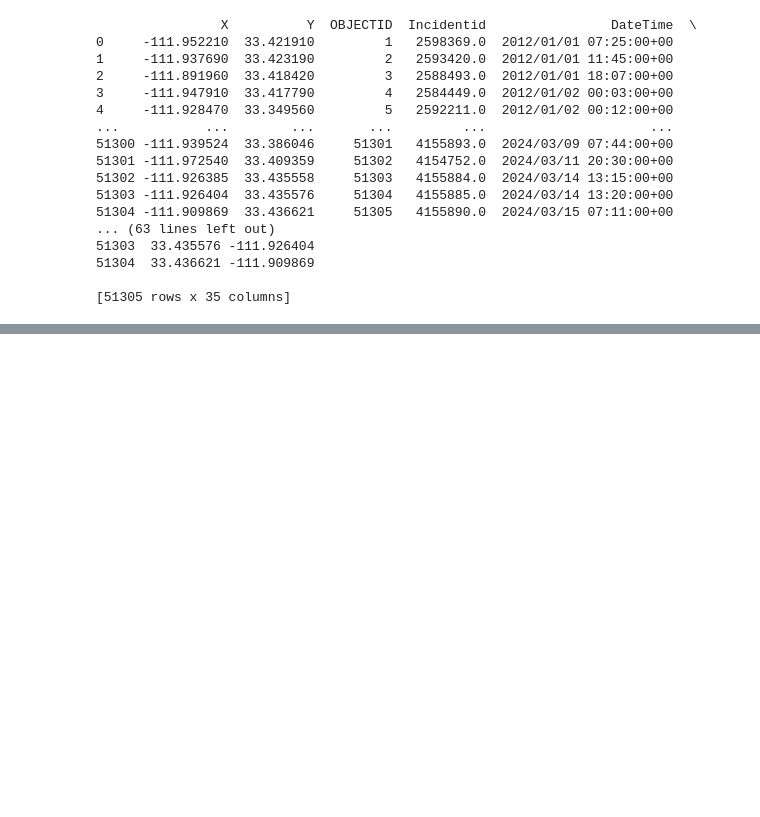
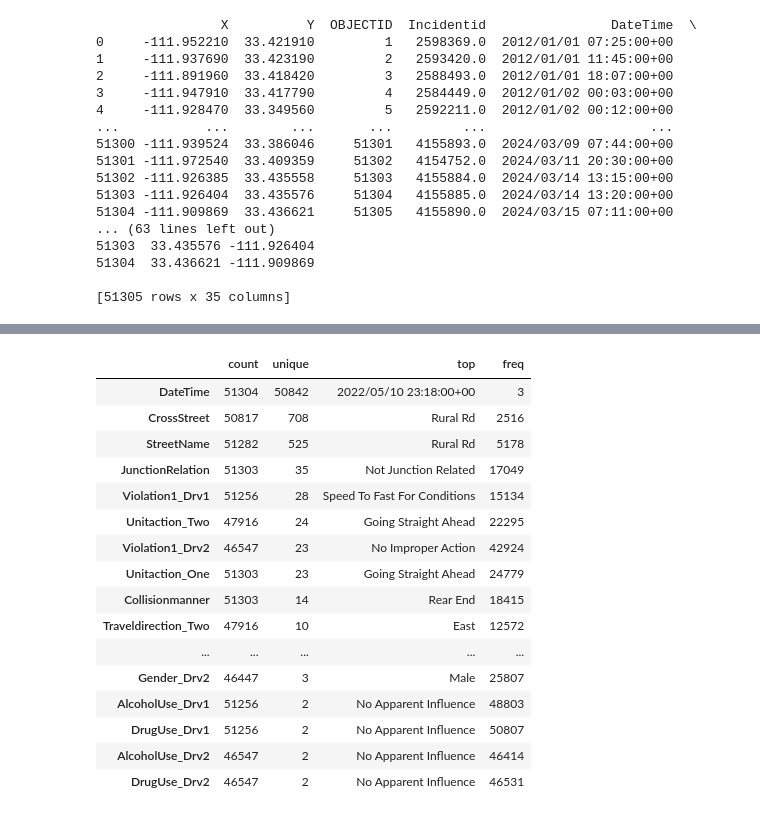
Before and after one commit to joshuadollison/CIS591, a Jupyter notebook: Team/Assignment1_EDA.ipynb, the cells around one changed output, grey strips where cells are left out. Saved outputs shown, nothing was run; the diff lists cells and outputs as text; code cells hidden in the pictures; blank space fills up the shorter version.

```diff
--- a/Team/Assignment1_EDA.ipynb
+++ b/Team/Assignment1_EDA.ipynb
@@ -43,0 +82,26 @@ dtype: object
+# %%
+# Get describe output for all categorical/object columns
+cat_desc = df.describe(include='object').T  # transpose for readability
+
+# Optional: sort by number of unique values
+cat_desc = cat_desc.sort_values("unique", ascending=False)
+
+cat_desc
+# %% [output]
+|  | count | unique | top | freq |
+| DateTime | 51304 | 50842 | 2022/05/10 23:18:00+00 | 3 |
+| CrossStreet | 50817 | 708 | Rural Rd | 2516 |
+| StreetName | 51282 | 525 | Rural Rd | 5178 |
+| JunctionRelation | 51303 | 35 | Not Junction Related | 17049 |
+| Violation1_Drv1 | 51256 | 28 | Speed To Fast For Conditions | 15134 |
+| Unitaction_Two | 47916 | 24 | Going Straight Ahead | 22295 |
+| Violation1_Drv2 | 46547 | 23 | No Improper Action | 42924 |
+| Unitaction_One | 51303 | 23 | Going Straight Ahead | 24779 |
+| Collisionmanner | 51303 | 14 | Rear End | 18415 |
+| Traveldirection_Two | 47916 | 10 | East | 12572 |
+| ... | ... | ... | ... | ... |
+| Gender_Drv2 | 46447 | 3 | Male | 25807 |
+| AlcoholUse_Drv1 | 51256 | 2 | No Apparent Influence | 48803 |
+| DrugUse_Drv1 | 51256 | 2 | No Apparent Influence | 50807 |
+| AlcoholUse_Drv2 | 46547 | 2 | No Apparent Influence | 46414 |
+| DrugUse_Drv2 | 46547 | 2 | No Apparent Influence | 46531 |
```
Also changed, not shown: parts of 7 cells of this notebook, 4 other files.
